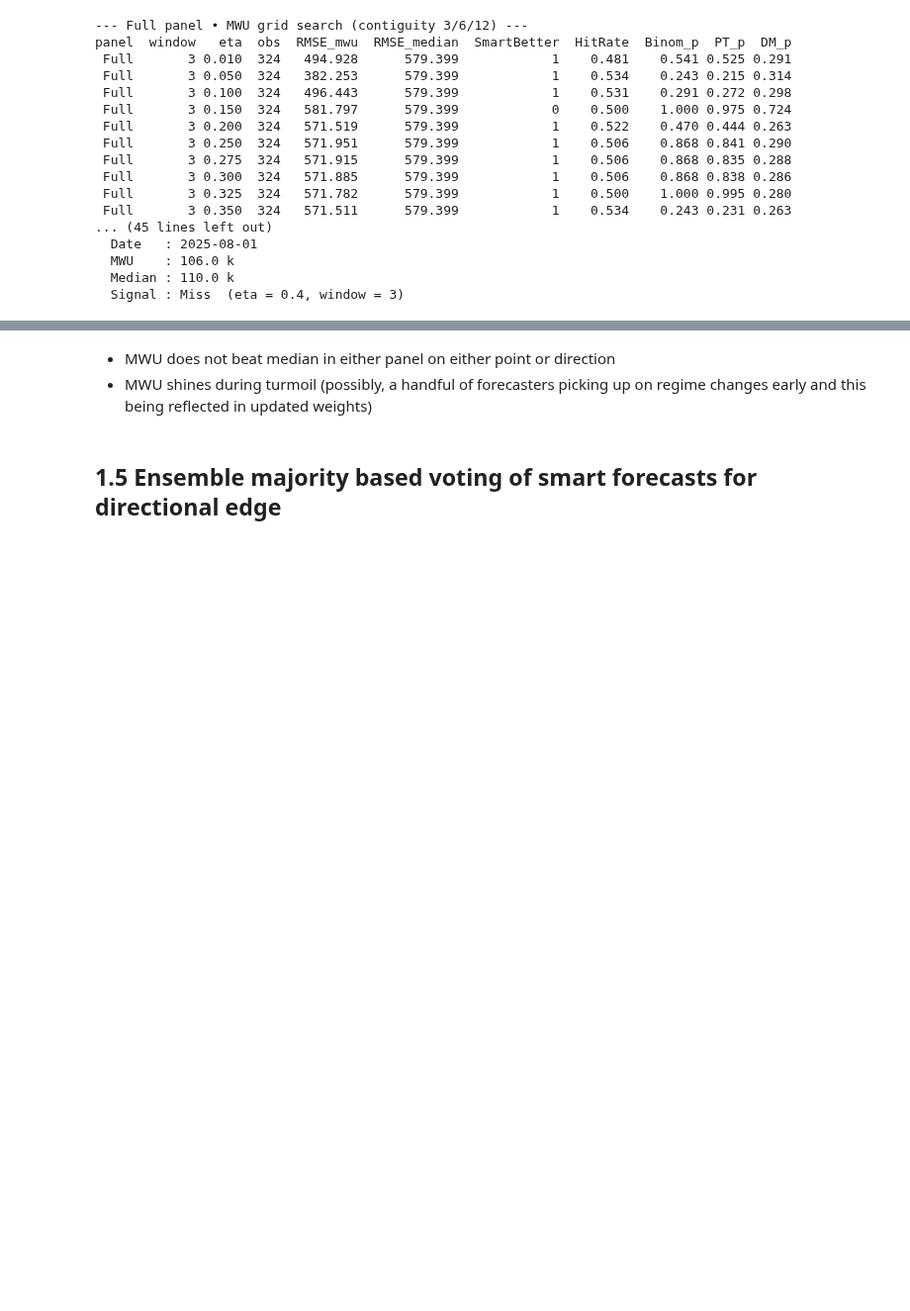
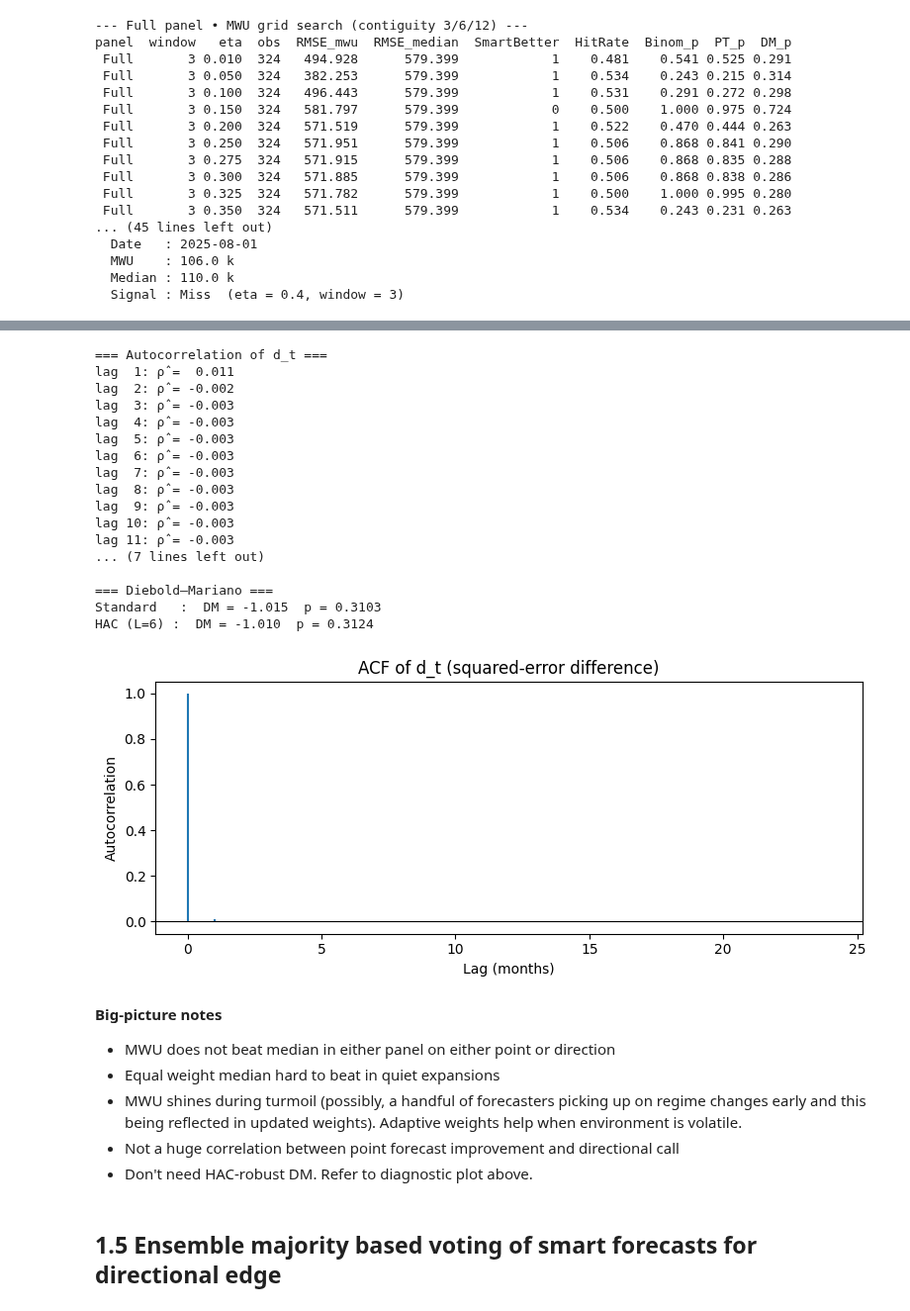
Before and after one commit to nicwjh/nfp-forecasting, a Jupyter notebook: notebooks/nfp_forecast.ipynb, the cells around one changed output, grey strips where cells are left out. Shown at 99% size. Drawn from its saved outputs; the diff is of its cells as text; code cells hidden in the pictures; blank space fills up the shorter version.

```diff
--- a/notebooks/nfp_forecast.ipynb
+++ b/notebooks/nfp_forecast.ipynb
@@ -1139,6 +1196,75 @@ panel  window   eta  obs  RMSE_mwu  RMSE_median  SmartBetter  HitRate  Binom_p
+# %%
+# is there serial correlation in the d_t error series i.e. do we need HAC robust DM statistics?
+# build loss-differential series
+oos = oos.copy()                      # make sure we don’t mutate caller
+oos["d_t"] = (oos["mwu"] - oos["actual"])**2 - (oos["median"] - oos["actual"])**2
+oos = oos.dropna(subset=["d_t"]).sort_values("date")
+d_t = oos["d_t"].to_numpy()
+T   = len(d_t)
+
+# serial-correlation diagnostics
+print("=== Autocorrelation of d_t ===")
+for k, r in enumerate(acf(d_t, nlags=12, fft=False)[1:], start=1):
+    print(f"lag {k:2d}: ρ̂ = {r: .3f}")
+
+lb_test = acorr_ljungbox(d_t, lags=[4, 8, 12], return_df=True)
+print("\n=== Ljung‑Box Q‑stat ===")
+print(lb_test.to_string(float_format=lambda x: f"{x:.4f}"))
+
+# DM: HAC vs robust
+mean_d  = d_t.mean()
+var_iid = d_t.var(ddof=1)
+dm_stat = mean_d / np.sqrt(var_iid / T)
+dm_p    = 2 * (1 - stats.norm.cdf(abs(dm_stat)))
+
+# Newey–West HAC variance (Bartlett kernel, L = T^(1/3) ↦ round)
+L = int(T ** (1 / 3))
+gamma = [np.cov(d_t[:-lag], d_t[lag:])[0, 1] if lag else var_iid
+         for lag in range(L + 1)]
+sigma_hac = gamma[0] + 2 * sum((1 - lag / (L + 1)) * g for lag, g in enumerate(gamma[1:], 1))
+dm_hac_stat = mean_d / np.sqrt(sigma_hac / T)
+dm_hac_p    = 2 * (1 - stats.norm.cdf(abs(dm_hac_stat)))
+
+print("\n=== Diebold–Mariano ===")
+print(f"Standard   :  DM = {dm_stat:6.3f}  p = {dm_p:.4f}")
+print(f"HAC (L={L}) :  DM = {dm_hac_stat:6.3f}  p = {dm_hac_p:.4f}")
+
+# quick ACF plot
+plt.figure(figsize=(8, 3.5))
+acf_vals = acf(d_t, nlags=24, fft=False)
+plt.stem(range(len(acf_vals)), acf_vals, markerfmt=" ", basefmt=" ")
+plt.axhline(0, color="k", linewidth=0.8)
+plt.title("ACF of d_t (squared‑error difference)")
+plt.xlabel("Lag (months)")
+plt.ylabel("Autocorrelation")
+plt.tight_layout()
+plt.show()
+# %% [output]
+=== Autocorrelation of d_t ===
+lag  1: ρ̂ =  0.011
+lag  2: ρ̂ = -0.002
+lag  3: ρ̂ = -0.003
+lag  4: ρ̂ = -0.003
+lag  5: ρ̂ = -0.003
+lag  6: ρ̂ = -0.003
+lag  7: ρ̂ = -0.003
+lag  8: ρ̂ = -0.003
+lag  9: ρ̂ = -0.003
+lag 10: ρ̂ = -0.003
+lag 11: ρ̂ = -0.003
+... (7 lines left out)
+
+=== Diebold–Mariano ===
+Standard   :  DM = -1.015  p = 0.3103
+HAC (L=6) :  DM = -1.010  p = 0.3124
+[figure, added]
 # %% [markdown]
+**Big-picture notes**
 - MWU does not beat median in either panel on either point or direction
-- MWU shines during turmoil (possibly, a handful of forecasters picking up on regime changes early and this being reflected in updated weights)
+- Equal weight median hard to beat in quiet expansions
+- MWU shines during turmoil (possibly, a handful of forecasters picking up on regime changes early and this being reflected in updated weights). Adaptive weights help when environment is volatile.
+- Not a huge correlation between point forecast improvement and directional call
+- Don't need HAC-robust DM. Refer to diagnostic plot above.
 # %% [markdown]
 ## 1.5 Ensemble majority based voting of smart forecasts for directional edge
 # %% [markdown]
```
Also changed, not shown: parts of 4 cells of this notebook.
